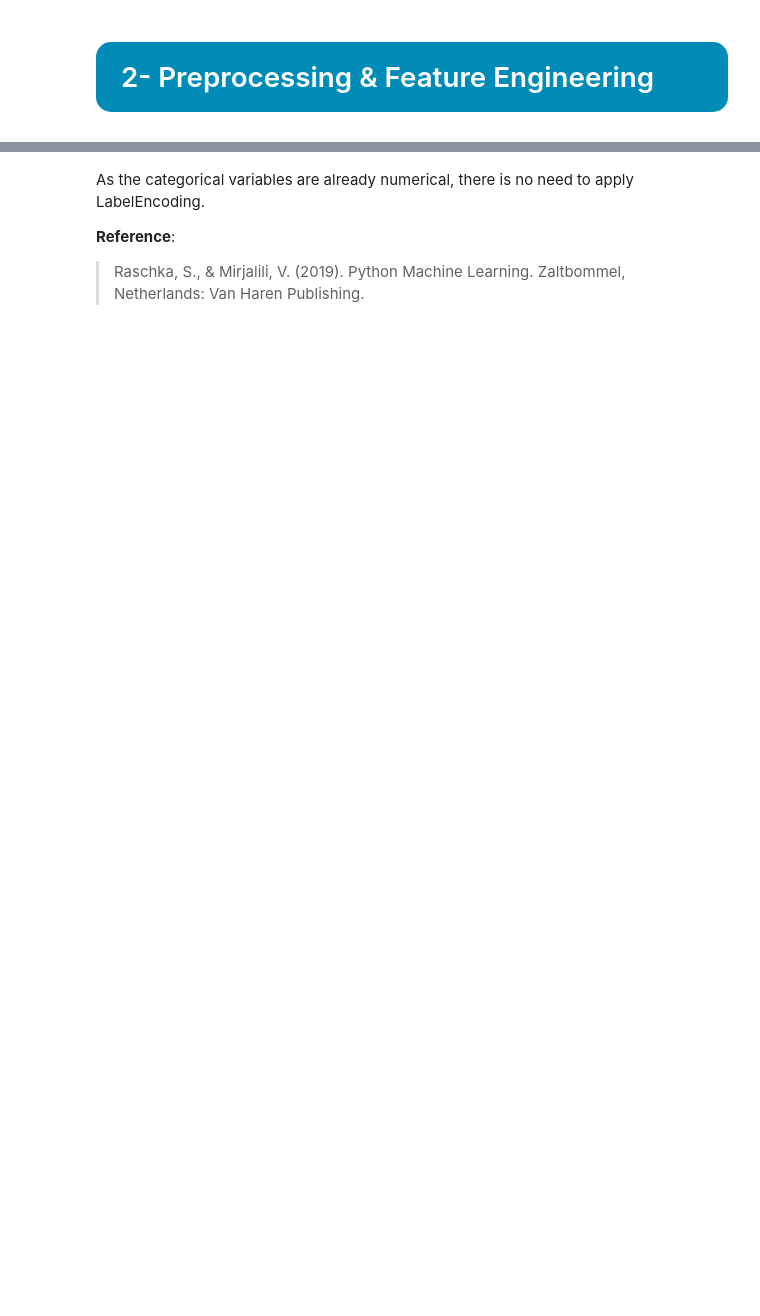
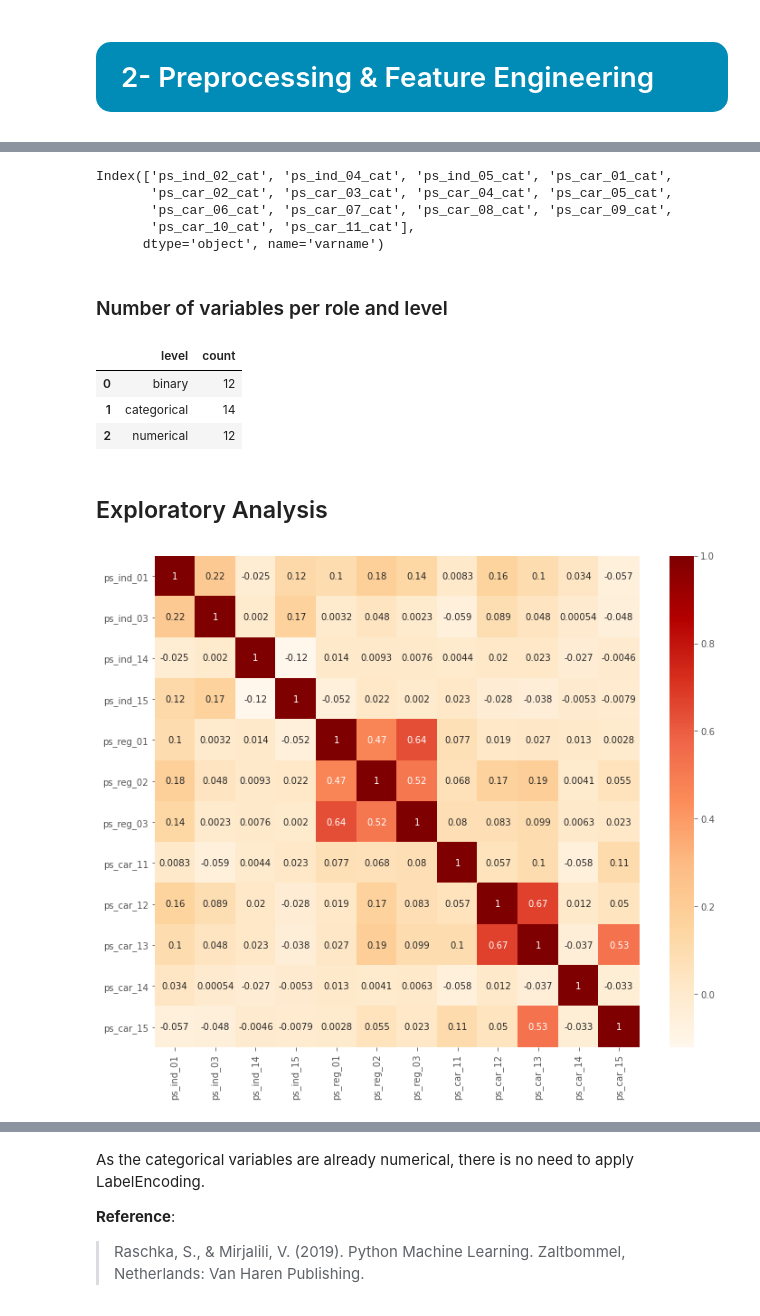
Before and after one commit to pessini/insurance-claim-prediction, a Jupyter notebook: safe-driver-prediction.ipynb, the cells around one changed output, grey strips where cells are left out. Drawn from its saved outputs; the diff is of its cells as text; code cells hidden in the pictures; blank space fills up the shorter version.

```diff
--- a/safe-driver-prediction.ipynb
+++ b/safe-driver-prediction.ipynb
@@ -124,3 +132,6 @@ test_df = pd.read_csv(local_path + "test.csv").set_index('id')
+# %%
+train_df = train_df.drop(train_df.filter(regex='_calc').columns, axis=1)
+test_df = test_df.drop(test_df.filter(regex='_calc').columns, axis=1)
 # %%
 print('Train Dataset - Number of rows are',train_df.shape[0], 'and number of columns are ',train_df.shape[1])
 print('Test Dataset - Number of rows are',test_df.shape[0], 'and number of columns are ',test_df.shape[1])
@@ -132,0 +225,55 @@ Test Dataset - Number of rows are 892816 and number of columns are  57
+# %%
+data = []
+for f in train_df.columns:
+
+    if 'bin' in f or f == 'target':
+        level = 'binary'
+    elif 'cat' in f:
+        level = 'categorical'
+    elif train_df[f].dtype == float:
+        level = 'numerical'
+    elif train_df[f].dtype == int:
+        level = 'numerical'
+
+    # Defining the data type
+    dtype = train_df[f].dtype
+
+    # Creating a Dict that contains all the metadata for the variable
+    f_dict = {
+        'varname': f,
+        'level': level,
+        'dtype': dtype
+    }
+
+    data.append(f_dict)
+# %%
+meta = pd.DataFrame(data, columns=['varname', 'level', 'dtype'])
+meta.set_index('varname', inplace=True)
+# %%
+# Example to extract all categorical variables that are not dropped
+meta[(meta.level == 'categorical')].index
+# %% [output]
+Index(['ps_ind_02_cat', 'ps_ind_04_cat', 'ps_ind_05_cat', 'ps_car_01_cat',
+       'ps_car_02_cat', 'ps_car_03_cat', 'ps_car_04_cat', 'ps_car_05_cat',
+       'ps_car_06_cat', 'ps_car_07_cat', 'ps_car_08_cat', 'ps_car_09_cat',
+       'ps_car_10_cat', 'ps_car_11_cat'],
+      dtype='object', name='varname')
+# %% [markdown]
+### Number of variables per role and level
+# %%
+pd.DataFrame({'count' : meta.groupby(['level'])['level'].size()}).reset_index()
+# %% [output]
+|  | level | count |
+| 0 | binary | 12 |
+| 1 | categorical | 14 |
+| 2 | numerical | 12 |
+# %% [markdown]
+## Exploratory Analysis
+# %%
+numerical_features = meta[(meta.level == 'numerical')].index
+
+plt.figure(figsize=(12, 10))
+cont_corr = train_df[numerical_features].corr() # Correlation between continuous features
+sns.heatmap(cont_corr, annot=True, cmap='OrRd'); # Plot heatmap
+# %% [output]
+[figure, added]
```
Also changed, not shown: parts of 65 cells of this notebook, 1 other file.
